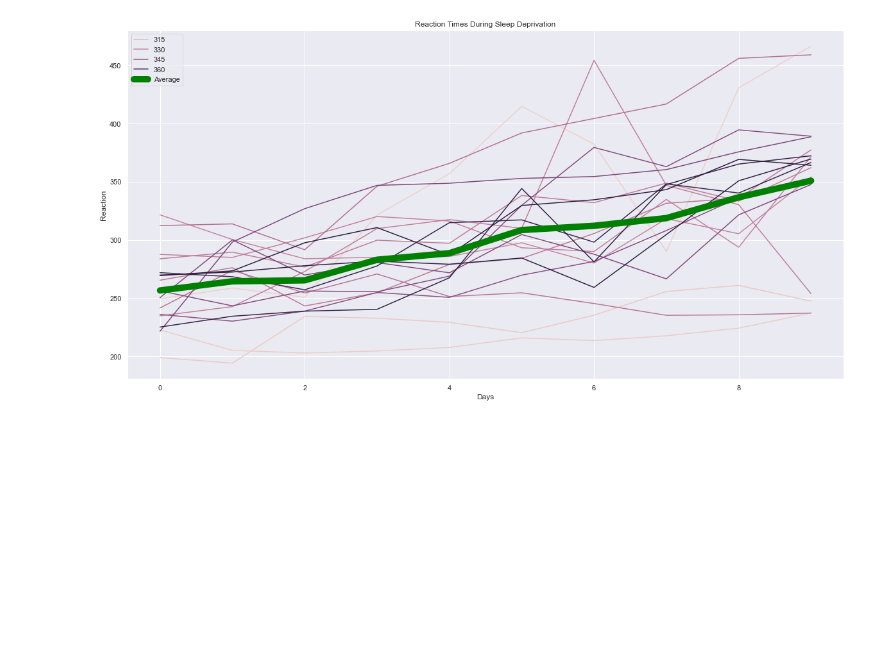
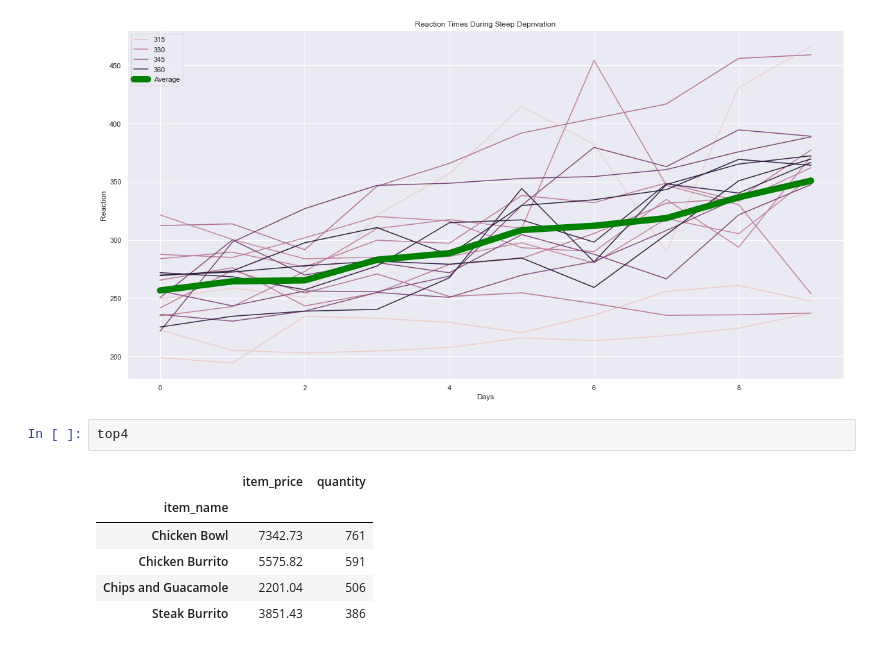
Before and after one commit to DanChurchill/numpy-pandas-visualization-exercises, a Jupyter notebook: seaborn_exercises.ipynb, the cells around one changed output. Drawn from its saved outputs; the diff is of its cells as text; blank space fills up the shorter version.

```diff
--- a/seaborn_exercises.ipynb
+++ b/seaborn_exercises.ipynb
@@ -180,3 +178,12 @@ plt.legend()
 plt.show()
 # %% [output]
 [figure]
+# %%
+top4
+# %% [output]
+|  | item_price | quantity |
+| item_name |  |  |
+| Chicken Bowl | 7342.73 | 761 |
+| Chicken Burrito | 5575.82 | 591 |
+| Chips and Guacamole | 2201.04 | 506 |
+| Steak Burrito | 3851.43 | 386 |
```
Also changed, not shown: parts of 10 cells of this notebook.
